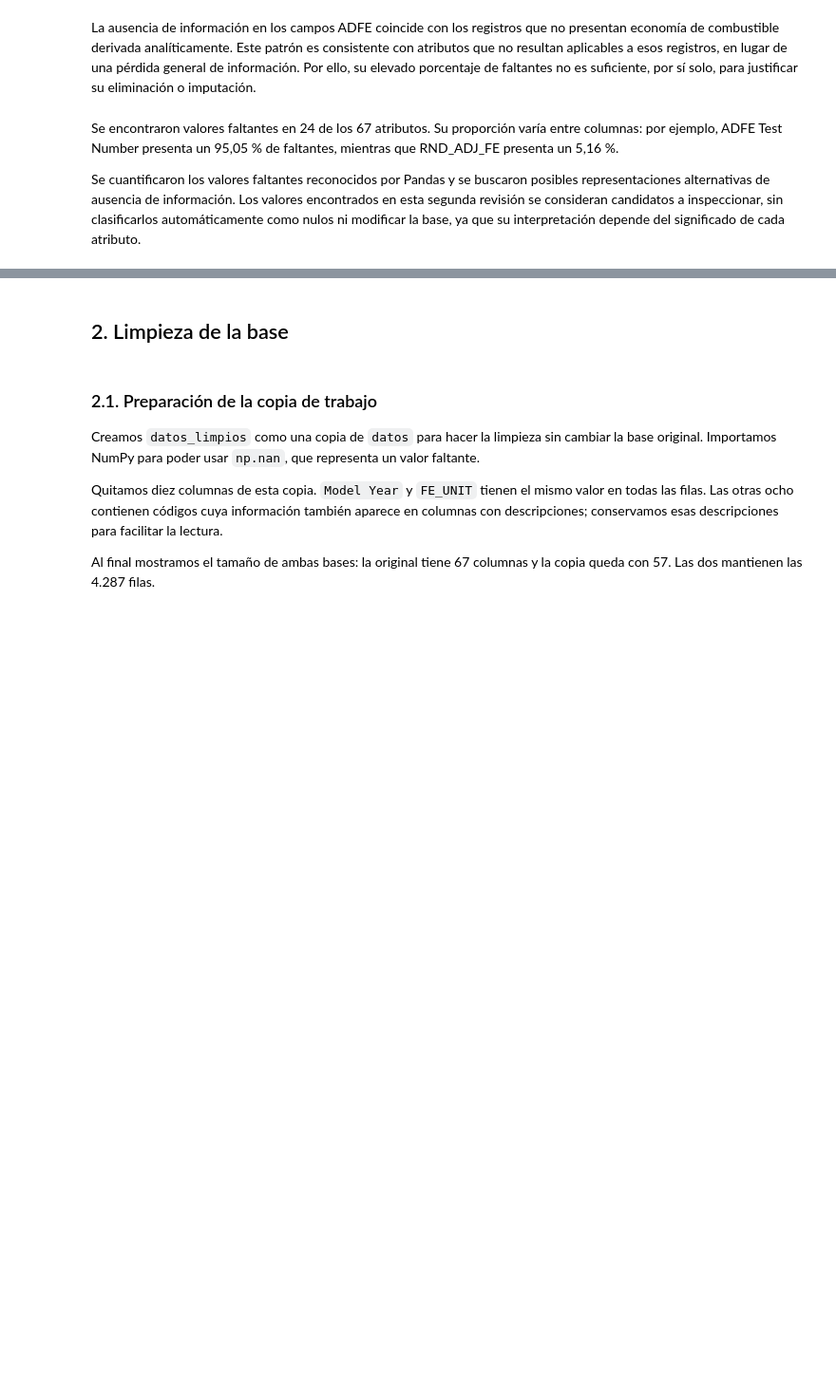
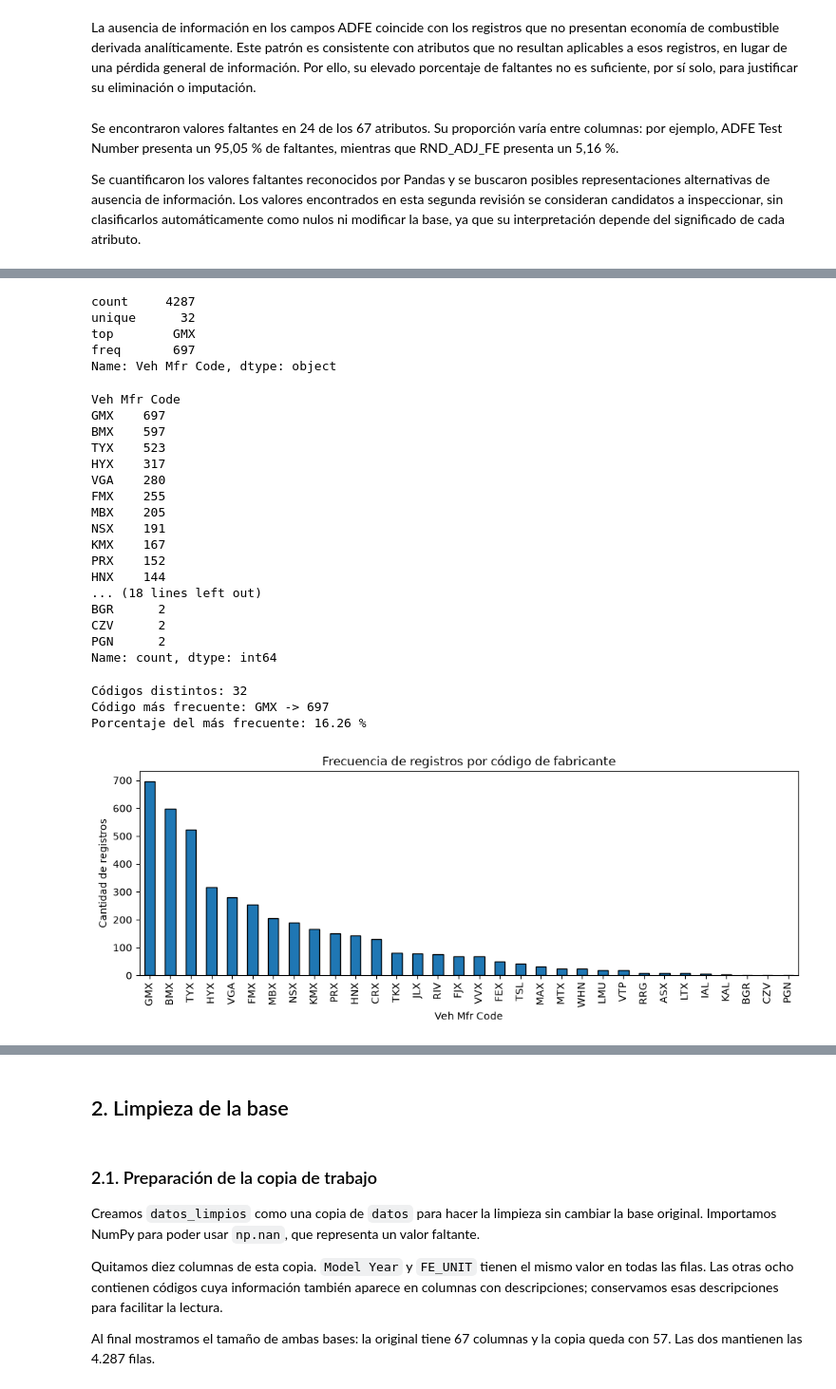
Before and after one commit to rodrigo1git/TPE-Fundamentos-de-Ciencia-de-Datos, a Jupyter notebook: TPE.ipynb, the cells around one changed output, grey strips where cells are left out. Shown at 95% size. Cells and saved outputs as stored; diff of their text form; code cells hidden in the pictures; blank space fills up the shorter version.

```diff
--- a/TPE.ipynb
+++ b/TPE.ipynb
@@ -1268,0 +507,47 @@ No se reemplazaron valores ni se eliminaron filas o columnas de `datos`. La hip
+# %%
+
+fabricante = datos["Veh Mfr Code"].dropna()
+
+display(fabricante.describe())
+
+frecuencias = fabricante.value_counts()
+display(frecuencias)
+
+print("Códigos distintos:", fabricante.nunique())
+print("Código más frecuente:", frecuencias.idxmax(), "->", frecuencias.max())
+print("Porcentaje del más frecuente:", round(frecuencias.max() / len(fabricante) * 100, 2), "%")
+
+plt.figure(figsize=(10, 4))
+frecuencias.plot(kind="bar", edgecolor="black")
+plt.title("Frecuencia de registros por código de fabricante")
+plt.xlabel("Veh Mfr Code")
+plt.ylabel("Cantidad de registros")
+plt.tight_layout()
+plt.show()
+# %% [output]
+count     4287
+unique      32
+top        GMX
+freq       697
+Name: Veh Mfr Code, dtype: object
+Veh Mfr Code
+GMX    697
+BMX    597
+TYX    523
+HYX    317
+VGA    280
+FMX    255
+MBX    205
+NSX    191
+KMX    167
+PRX    152
+HNX    144
+... (18 lines left out)
+BGR      2
+CZV      2
+PGN      2
+Name: count, dtype: int64
+Códigos distintos: 32
+Código más frecuente: GMX -> 697
+Porcentaje del más frecuente: 16.26 %
+[figure, added]
```
Also changed, not shown: parts of 115 cells of this notebook, 2 other files.
